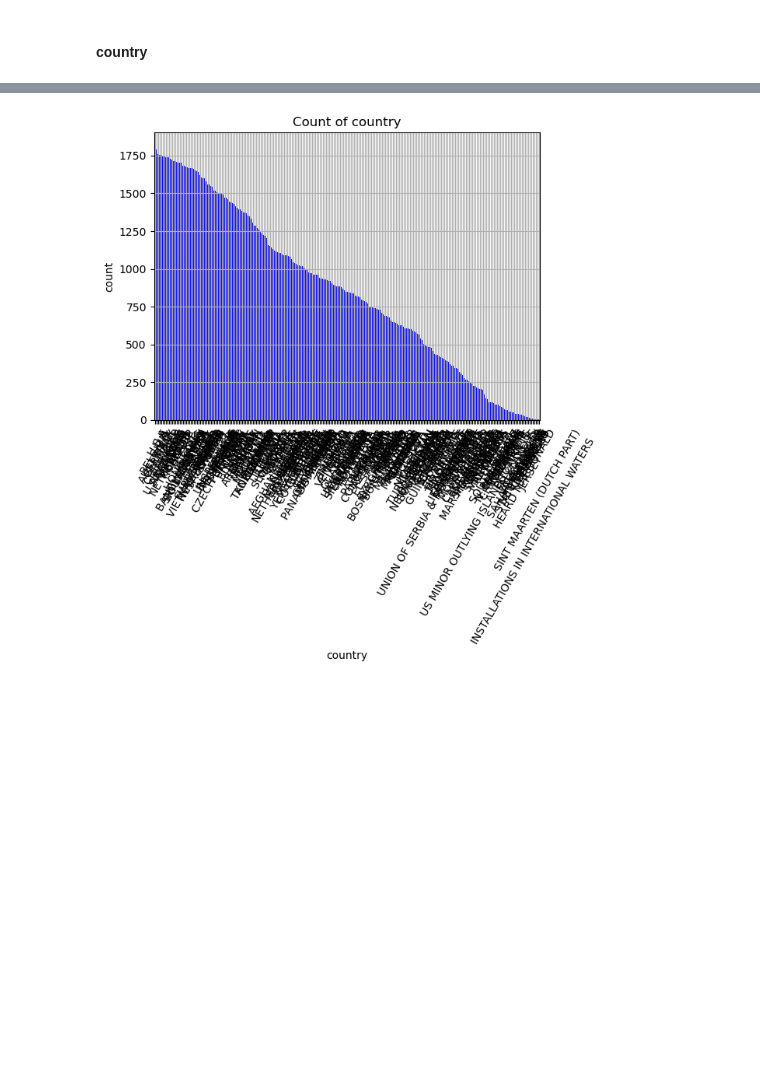
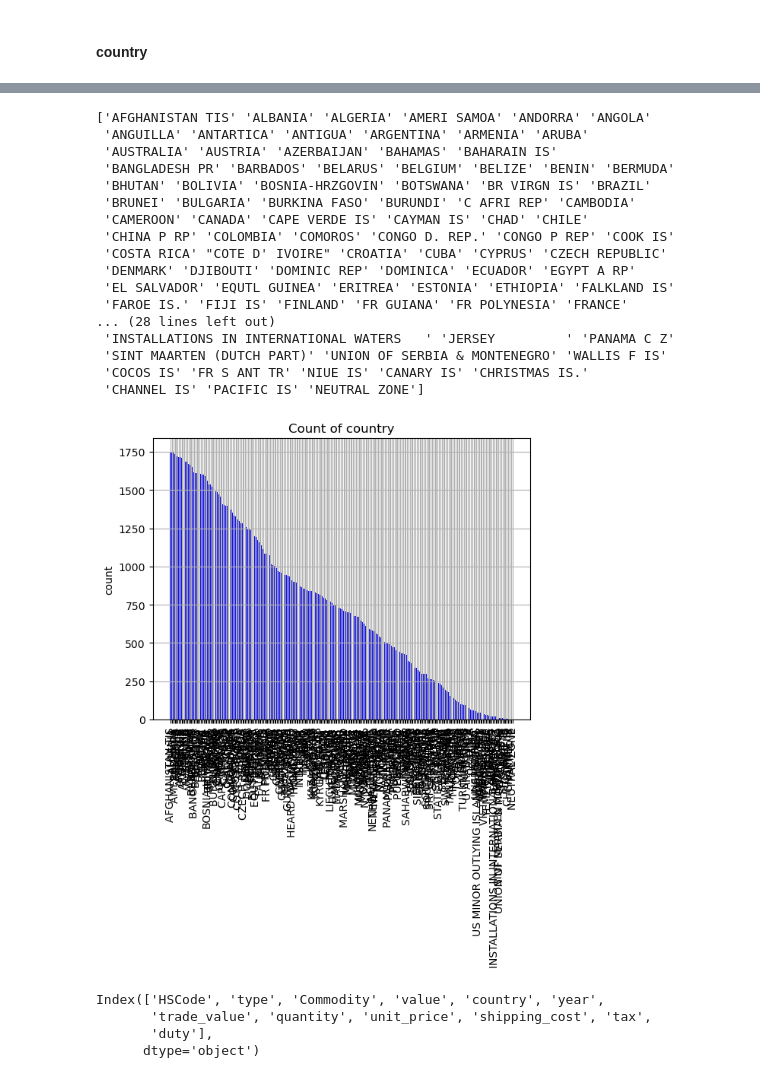
Before and after one commit to max-programming/code-unnati-data-analysis-project, a Jupyter notebook: src/Data_Analytics_On_Import_Export_Data.ipynb, the cells around one changed output, grey strips where cells are left out. Cells and saved outputs as stored; diff of their text form; code cells hidden in the pictures; blank space fills up the shorter version.

Commit message:
Data preprocessing 0 done by @Growgood883 Co-authored-by: Growgood883 <181253614+Growgood883@users.noreply.github.com>

```diff
--- a/src/Data_Analytics_On_Import_Export_Data.ipynb
+++ b/src/Data_Analytics_On_Import_Export_Data.ipynb
@@ -420,11 +580,40 @@ JERSEY                                         3
 Name: count, Length: 248, dtype: int64
 # %%
 # Show the plot
-df_cat.country.value_counts().plot(kind = 'bar',color = 'blue')
-plt.grid()
-plt.title('Count of country')
-plt.xticks(rotation=60)
-plt.ylabel('count')
-plt.show()
+x = df_trade_data['country'].unique()
+print(x)
 # %% [output]
-[figure, removed]
+['AFGHANISTAN TIS' 'ALBANIA' 'ALGERIA' 'AMERI SAMOA' 'ANDORRA' 'ANGOLA'
+ 'ANGUILLA' 'ANTARTICA' 'ANTIGUA' 'ARGENTINA' 'ARMENIA' 'ARUBA'
+ 'AUSTRALIA' 'AUSTRIA' 'AZERBAIJAN' 'BAHAMAS' 'BAHARAIN IS'
+ 'BANGLADESH PR' 'BARBADOS' 'BELARUS' 'BELGIUM' 'BELIZE' 'BENIN' 'BERMUDA'
+ 'BHUTAN' 'BOLIVIA' 'BOSNIA-HRZGOVIN' 'BOTSWANA' 'BR VIRGN IS' 'BRAZIL'
+ 'BRUNEI' 'BULGARIA' 'BURKINA FASO' 'BURUNDI' 'C AFRI REP' 'CAMBODIA'
+ 'CAMEROON' 'CANADA' 'CAPE VERDE IS' 'CAYMAN IS' 'CHAD' 'CHILE'
+ 'CHINA P RP' 'COLOMBIA' 'COMOROS' 'CONGO D. REP.' 'CONGO P REP' 'COOK IS'
+ 'COSTA RICA' "COTE D' IVOIRE" 'CROATIA' 'CUBA' 'CYPRUS' 'CZECH REPUBLIC'
+ 'DENMARK' 'DJIBOUTI' 'DOMINIC REP' 'DOMINICA' 'ECUADOR' 'EGYPT A RP'
+ 'EL SALVADOR' 'EQUTL GUINEA' 'ERITREA' 'ESTONIA' 'ETHIOPIA' 'FALKLAND IS'
+ 'FAROE IS.' 'FIJI IS' 'FINLAND' 'FR GUIANA' 'FR POLYNESIA' 'FRANCE'
+... (28 lines left out)
+ 'INSTALLATIONS IN INTERNATIONAL WATERS   ' 'JERSEY         ' 'PANAMA C Z'
+ 'SINT MAARTEN (DUTCH PART)' 'UNION OF SERBIA & MONTENEGRO' 'WALLIS F IS'
+ 'COCOS IS' 'FR S ANT TR' 'NIUE IS' 'CANARY IS' 'CHRISTMAS IS.'
+ 'CHANNEL IS' 'PACIFIC IS' 'NEUTRAL ZONE']
+# %%
+y=df_cat.country.value_counts()
+plt.bar(x,y,color='blue')
+plt.grid()
+plt.title('Count of country')
+plt.xticks(rotation=90)
+plt.ylabel('count')
+plt.show()
+# %% [output]
+[figure, added]
+# %%
+df_trade_data.columns
+# %% [output]
+Index(['HSCode', 'type', 'Commodity', 'value', 'country', 'year',
+       'trade_value', 'quantity', 'unit_price', 'shipping_cost', 'tax',
+       'duty'],
+      dtype='object')
```
Also changed, not shown: parts of 39 cells of this notebook.
